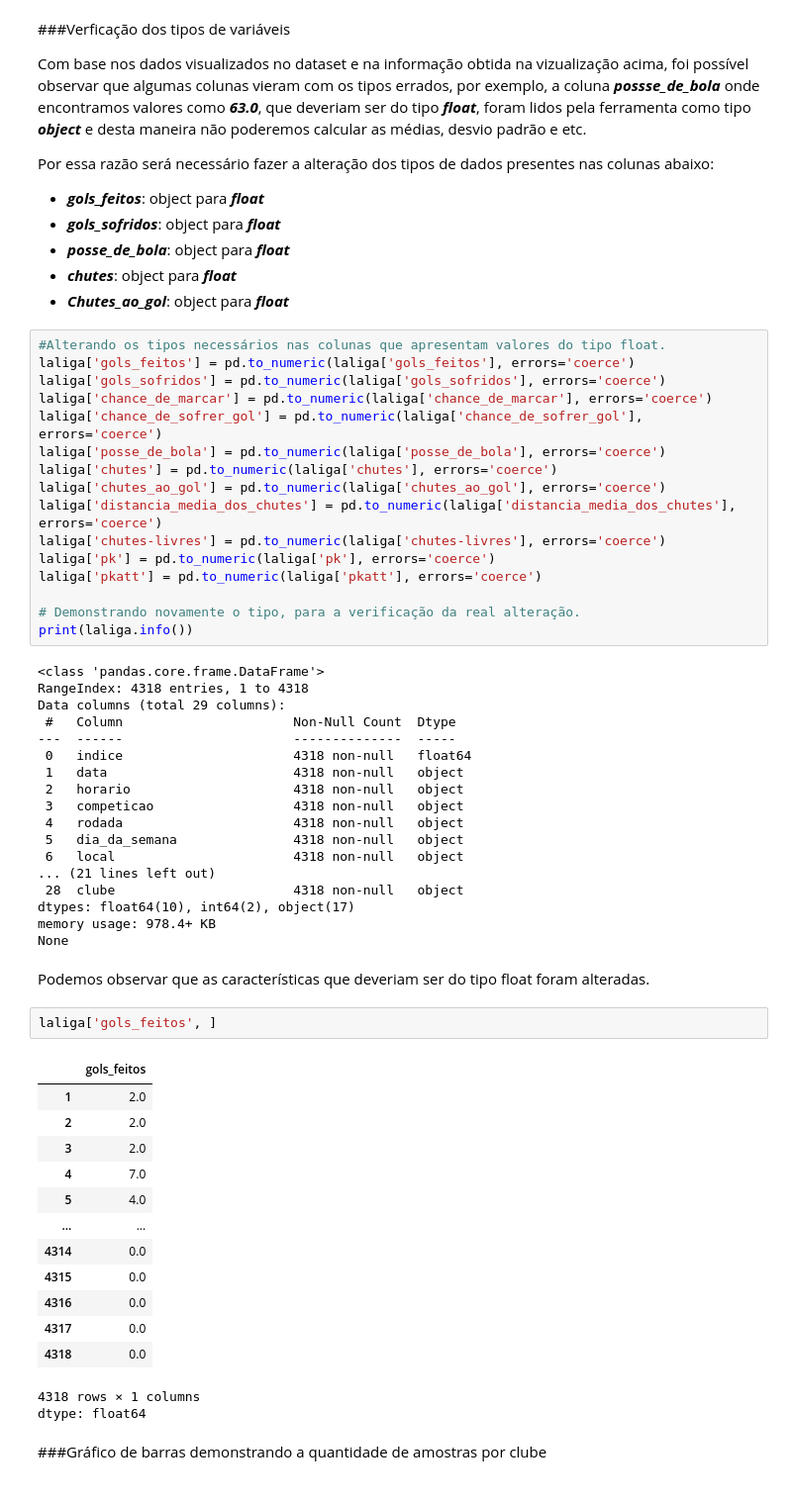
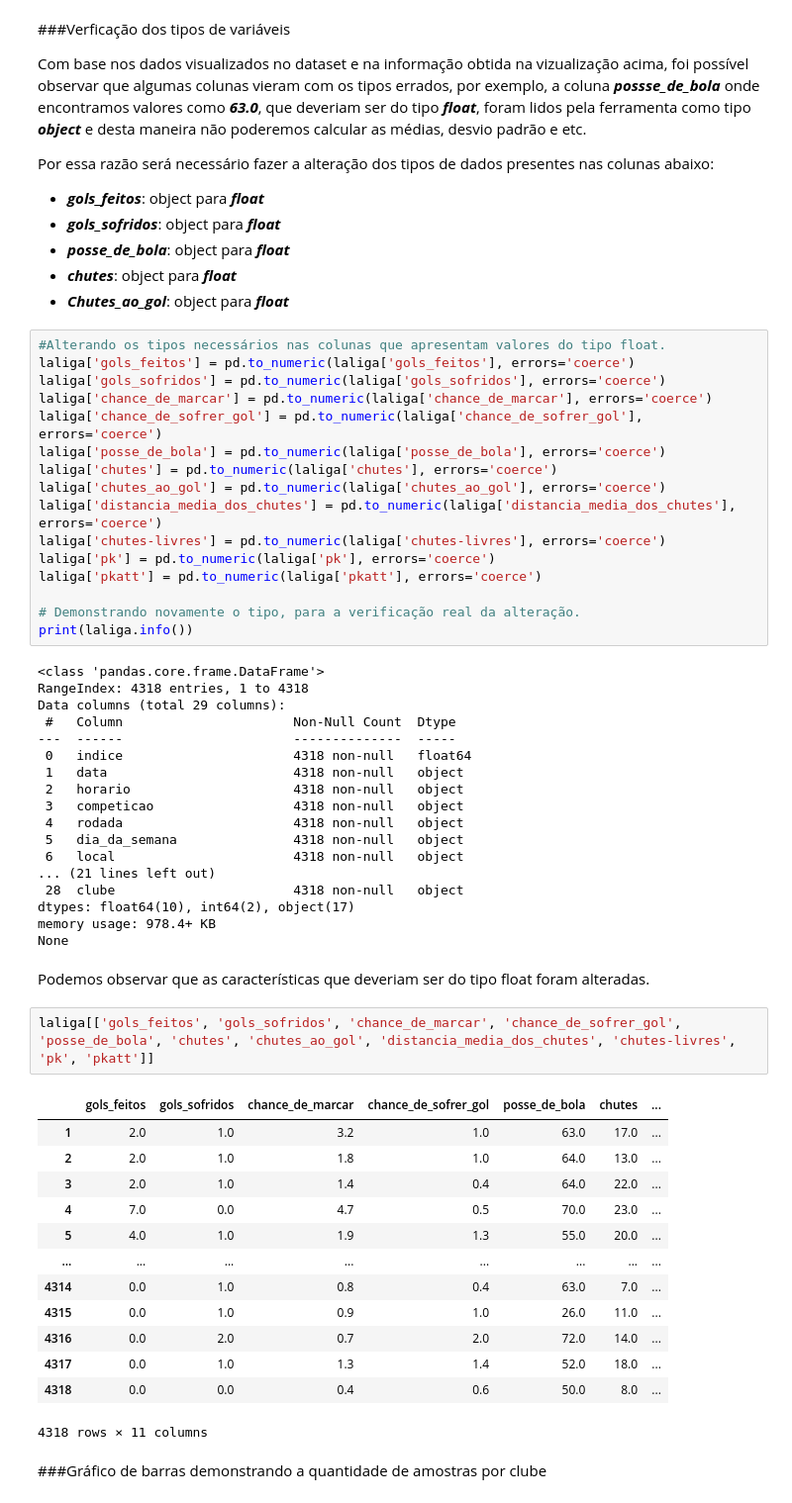
Before and after one commit to guilhermer1/mvp_AnaliseDeDados, a Jupyter notebook: Análise_de_Dados_e_Boas_Práticas-LaLiga.ipynb, the cells around one changed output. Shown at 99% size. Drawn from its saved outputs; the diff is of its cells as text.

```diff
--- a/Análise_de_Dados_e_Boas_Práticas-LaLiga.ipynb
+++ b/Análise_de_Dados_e_Boas_Práticas-LaLiga.ipynb
@@ -149,7 +149,7 @@ laliga['chutes-livres'] = pd.to_numeric(laliga['chutes-livres'], errors='coerce'
 laliga['pk'] = pd.to_numeric(laliga['pk'], errors='coerce')
 laliga['pkatt'] = pd.to_numeric(laliga['pkatt'], errors='coerce')
 
-# Demonstrando novamente o tipo, para a verificação da real alteração.
+# Demonstrando novamente o tipo, para a verificação real da alteração.
 print(laliga.info())
 # %% [output]
 <class 'pandas.core.frame.DataFrame'>
@@ -171,23 +171,22 @@ memory usage: 978.4+ KB
 None
 # %% [markdown]
 Podemos observar que as características que deveriam ser do tipo float foram alteradas.
-# %%
-laliga['gols_feitos', ]
-# %% [output]
-|  | gols_feitos |
-| 1 | 2.0 |
-| 2 | 2.0 |
-| 3 | 2.0 |
-| 4 | 7.0 |
-| 5 | 4.0 |
-| ... | ... |
-| 4314 | 0.0 |
-| 4315 | 0.0 |
-| 4316 | 0.0 |
-| 4317 | 0.0 |
-| 4318 | 0.0 |
-4318 rows × 1 columns
-dtype: float64
+# %%
+laliga[['gols_feitos', 'gols_sofridos', 'chance_de_marcar', 'chance_de_sofrer_gol', 'posse_de_bola', 'chutes', 'chutes_ao_gol', 'distancia_media_dos_chutes', 'chutes-livres', 'pk', 'pkatt']]
+# %% [output]
+|  | gols_feitos | gols_sofridos | chance_de_marcar | chance_de_sofrer_gol | posse_de_bola | chutes | ... |
+| 1 | 2.0 | 1.0 | 3.2 | 1.0 | 63.0 | 17.0 | ... |
+| 2 | 2.0 | 1.0 | 1.8 | 1.0 | 64.0 | 13.0 | ... |
+| 3 | 2.0 | 1.0 | 1.4 | 0.4 | 64.0 | 22.0 | ... |
+| 4 | 7.0 | 0.0 | 4.7 | 0.5 | 70.0 | 23.0 | ... |
+| 5 | 4.0 | 1.0 | 1.9 | 1.3 | 55.0 | 20.0 | ... |
+| ... | ... | ... | ... | ... | ... | ... | ... |
+| 4314 | 0.0 | 1.0 | 0.8 | 0.4 | 63.0 | 7.0 | ... |
+| 4315 | 0.0 | 1.0 | 0.9 | 1.0 | 26.0 | 11.0 | ... |
+| 4316 | 0.0 | 2.0 | 0.7 | 2.0 | 72.0 | 14.0 | ... |
+| 4317 | 0.0 | 1.0 | 1.3 | 1.4 | 52.0 | 18.0 | ... |
+| 4318 | 0.0 | 0.0 | 0.4 | 0.6 | 50.0 | 8.0 | ... |
+4318 rows × 11 columns
 # %% [markdown]
 ###Gráfico de barras demonstrando a quantidade de amostras por clube
 # %%
```
Also changed, not shown: parts of 4 cells of this notebook.
